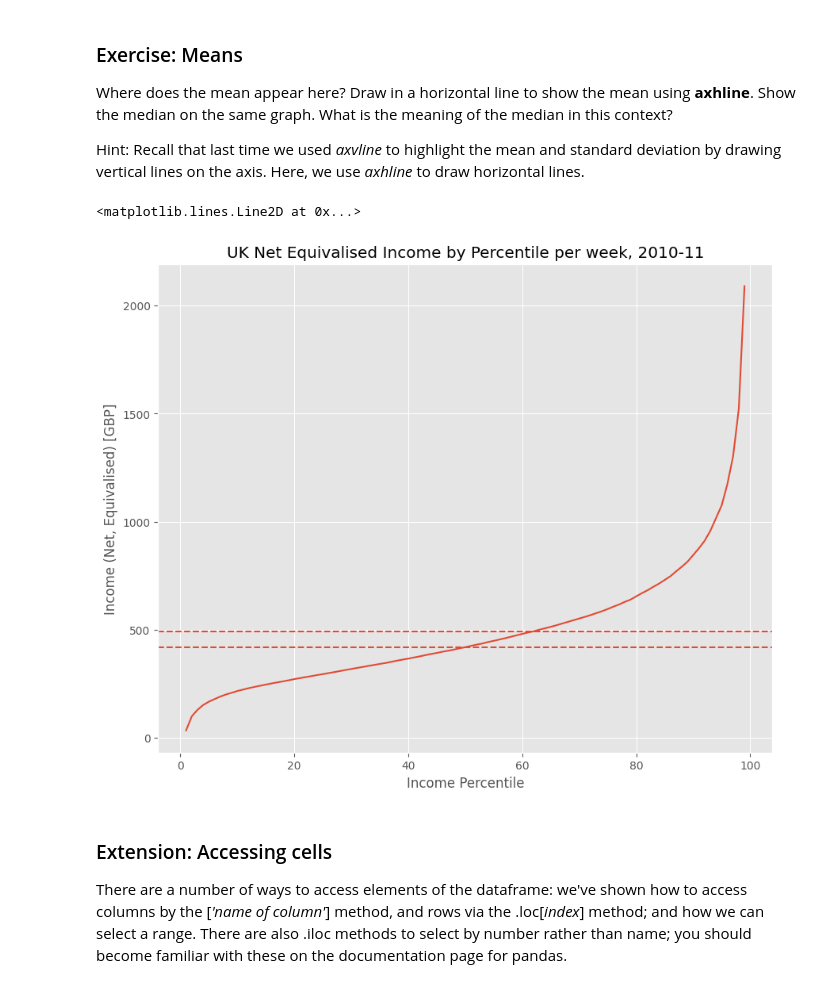
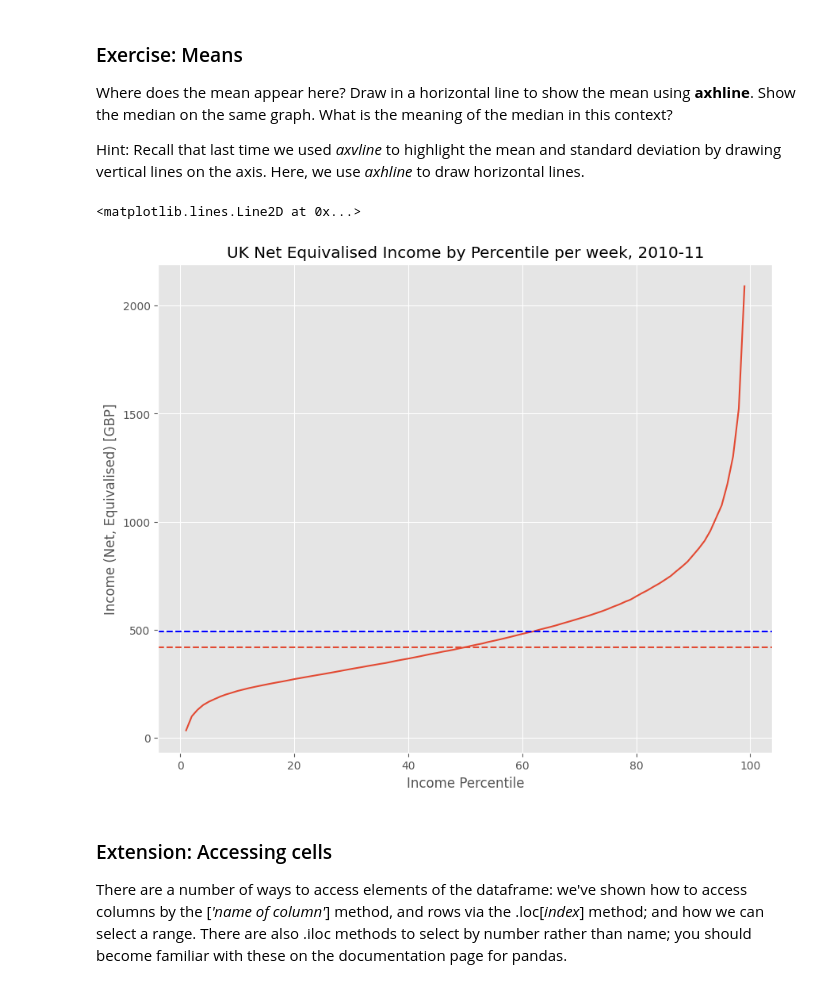
Before and after one commit to louisaliu173-glitch/QM2, a Jupyter notebook: notebooks/W02. Pandas.ipynb, the cells around one changed output. Cells and saved outputs as stored; diff of their text form; code cells hidden in the pictures.

```diff
--- a/notebooks/W02. Pandas.ipynb
+++ b/notebooks/W02. Pandas.ipynb
@@ -242,13 +245,13 @@ median = income['Net equivalised household income in 2010-11, week'].median()
 # %%
 income['Net equivalised household income in 2010-11, week'].plot()
 plt.title('UK Net Equivalised Income by Percentile per week, 2010-11')
 plt.xlabel('Income Percentile')
 plt.ylabel('Income (Net, Equivalised) [GBP]')
-plt.axhline(y=mean, linestyle='--')
+plt.axhline(y=mean, linestyle='--', color='blue')
 plt.axhline (y=median, linestyle='--')
 # %% [output]
 <matplotlib.lines.Line2D at 0x...>
-[figure, old version]
+[figure, new version]
 # %% [markdown]
 ### Extension: Accessing cells
 
```
Also changed, not shown: parts of 16 cells of this notebook.
